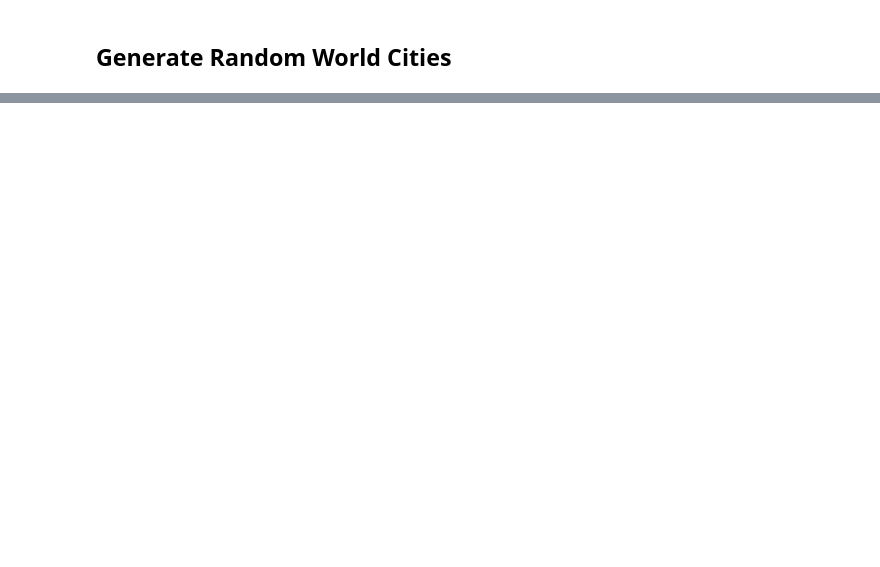
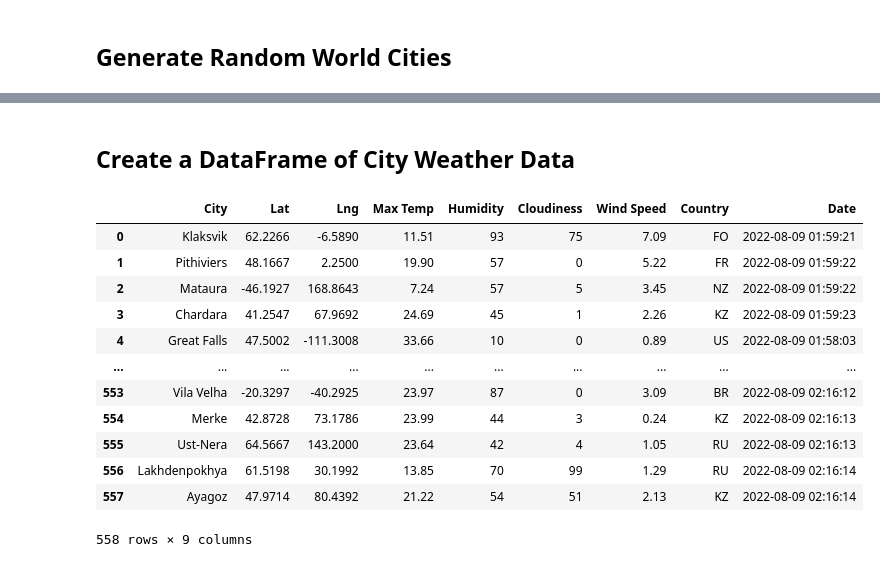
Before and after one commit to carloshgalvan95/World_Weather_Analysis, a Jupyter notebook: WeatherPy.ipynb, the cells around one changed output, grey strips where cells are left out. Drawn from its saved outputs; the diff is of its cells as text; code cells hidden in the pictures; blank space fills up the shorter version.

Commit message:
Modifying .gitignore and adding WeatherPy file

```diff
--- a/WeatherPy.ipynb
+++ b/WeatherPy.ipynb
@@ -104,2 +113,14 @@ for coordinate in coordinates:
 # %% [markdown]
 ## Generate Random World Cities
+# %%
+# Create a list for holding the cities.
+cities = []
+# Identify the nearest city for each latitude and longitude combination.
+for coordinate in coordinates:
+    city = citipy.nearest_city(coordinate[0], coordinate[1]).city_name
+
+    # If the city is unique, then we will add it to the cities list.
+    if city not in cities:
+        cities.append(city)
+# Print the city count to confirm sufficient count.
+len(cities)
@@ -105,0 +141,3 @@ for coordinate in coordinates:
+# %%
+# Starting URL for Weather Map API Call.
+url = "http://api.openweathermap.org/data/2.5/weather?units=metric&APPID=" + weather_api_key
@@ -105,0 +244,20 @@ for coordinate in coordinates:
+# %% [markdown]
+## Create a DataFrame of City Weather Data
+# %%
+# Convert the array of dictionaries to a Pandas DataFrame.
+city_data_df = pd.DataFrame(city_data)
+city_data_df
+# %% [output]
+|  | City | Lat | Lng | Max Temp | Humidity | Cloudiness | Wind Speed | Country | Date |
+| 0 | Klaksvik | 62.2266 | -6.5890 | 11.51 | 93 | 75 | 7.09 | FO | 2022-08-09 01:59:21 |
+| 1 | Pithiviers | 48.1667 | 2.2500 | 19.90 | 57 | 0 | 5.22 | FR | 2022-08-09 01:59:22 |
+| 2 | Mataura | -46.1927 | 168.8643 | 7.24 | 57 | 5 | 3.45 | NZ | 2022-08-09 01:59:22 |
+| 3 | Chardara | 41.2547 | 67.9692 | 24.69 | 45 | 1 | 2.26 | KZ | 2022-08-09 01:59:23 |
+| 4 | Great Falls | 47.5002 | -111.3008 | 33.66 | 10 | 0 | 0.89 | US | 2022-08-09 01:58:03 |
+| ... | ... | ... | ... | ... | ... | ... | ... | ... | ... |
+| 553 | Vila Velha | -20.3297 | -40.2925 | 23.97 | 87 | 0 | 3.09 | BR | 2022-08-09 02:16:12 |
+| 554 | Merke | 42.8728 | 73.1786 | 23.99 | 44 | 3 | 0.24 | KZ | 2022-08-09 02:16:13 |
+| 555 | Ust-Nera | 64.5667 | 143.2000 | 23.64 | 42 | 4 | 1.05 | RU | 2022-08-09 02:16:13 |
+| 556 | Lakhdenpokhya | 61.5198 | 30.1992 | 13.85 | 70 | 99 | 1.29 | RU | 2022-08-09 02:16:14 |
+| 557 | Ayagoz | 47.9714 | 80.4392 | 21.22 | 54 | 51 | 2.13 | KZ | 2022-08-09 02:16:14 |
+558 rows × 9 columns
```
Also changed, not shown: parts of 10 cells of this notebook, 3 other files.
